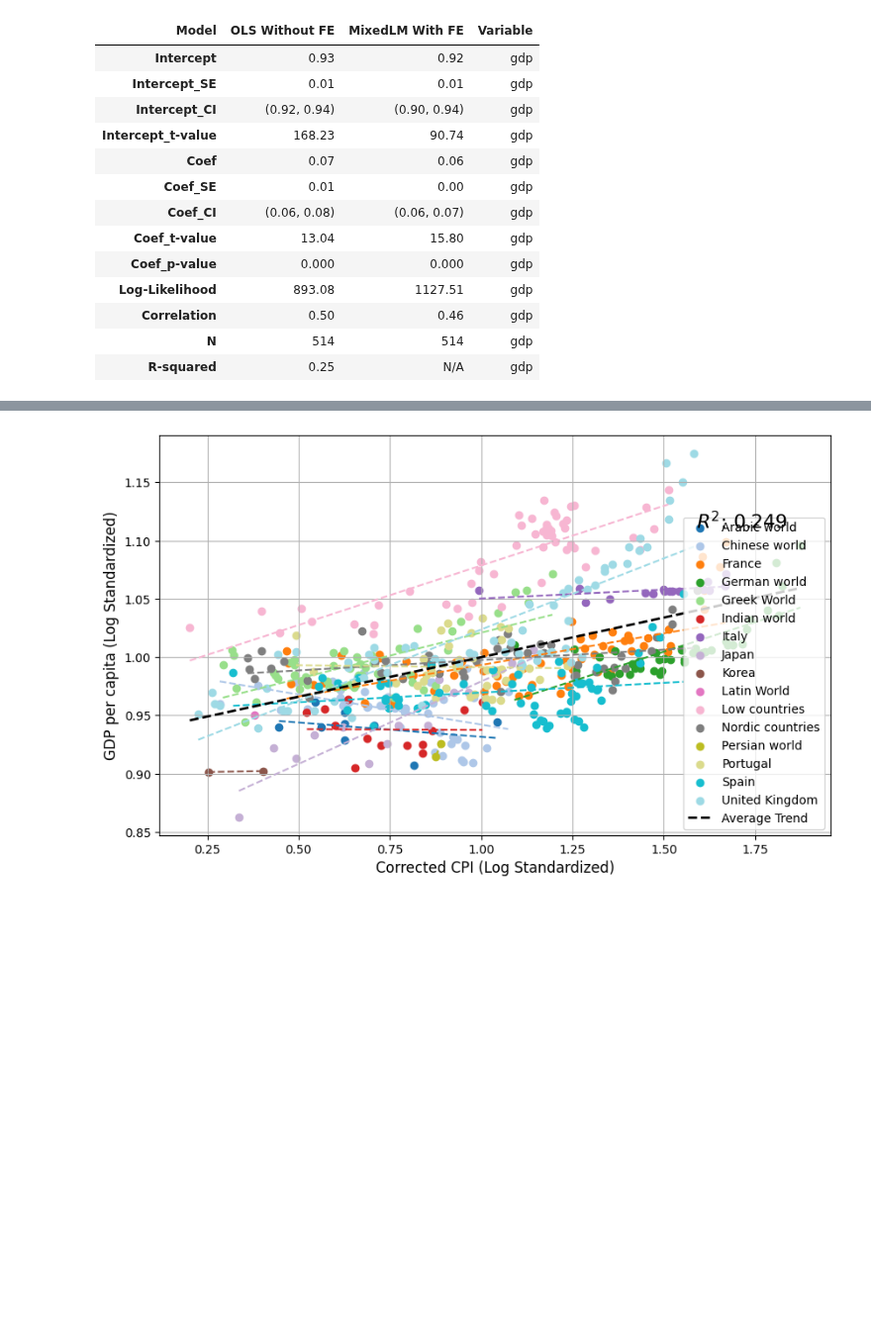
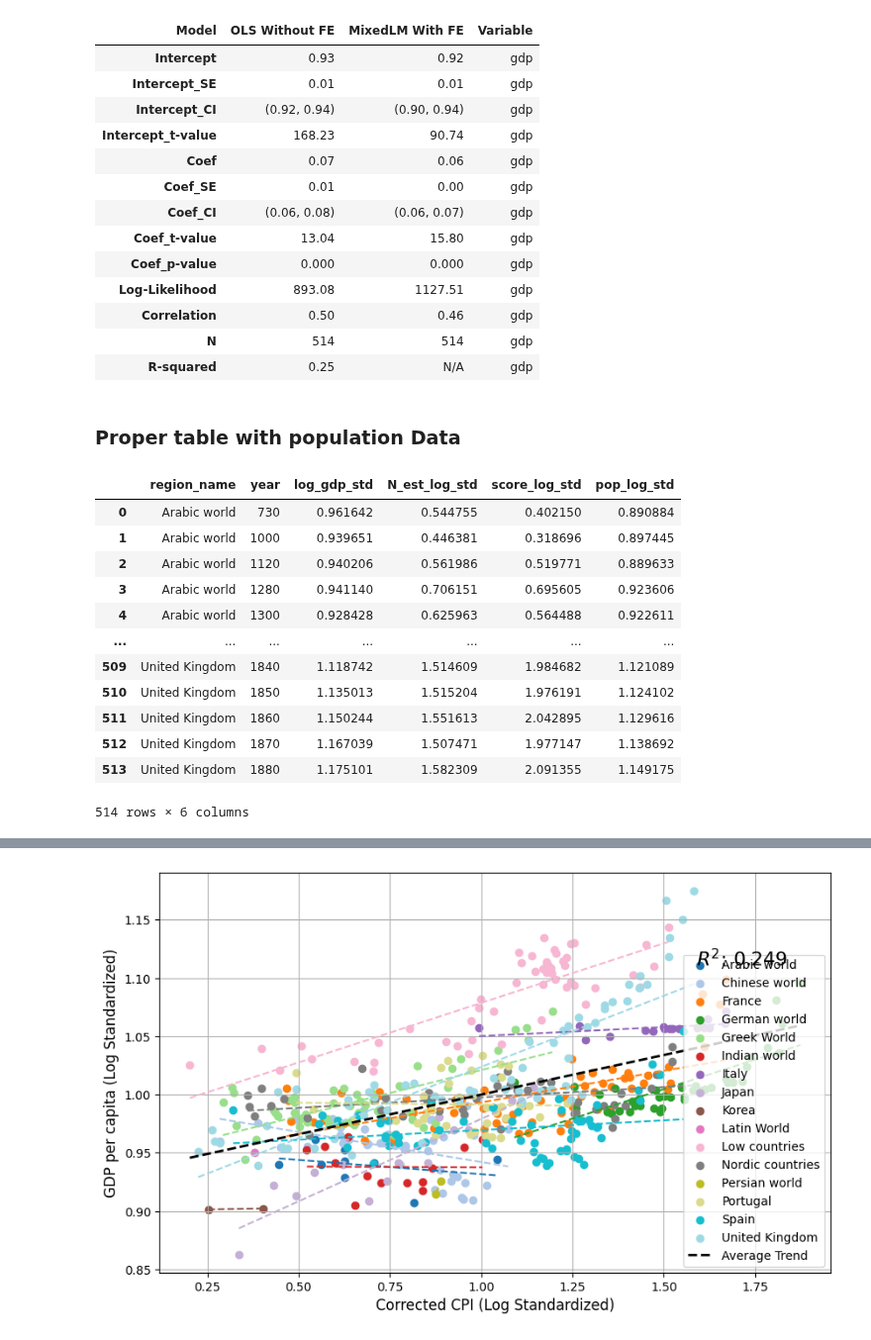
Before and after one commit to charlesdedampierre/cultura, a Jupyter notebook: 5-CPM_HDI_GDPpc_relationship/2 - statistics_gdp_cultural_index.ipynb, the cells around one changed output, grey strips where cells are left out. Shown at 99% size. Saved outputs shown, nothing was run; the diff lists cells and outputs as text; code cells hidden in the pictures; blank space fills up the shorter version.

```diff
--- a/5-CPM_HDI_GDPpc_relationship/2 - statistics_gdp_cultural_index.ipynb
+++ b/5-CPM_HDI_GDPpc_relationship/2 - statistics_gdp_cultural_index.ipynb
@@ -104,5 +83,7 @@ tables_dict = {}
 # %%
-df_ols = df[['region_name', 'year', 'log_gdp_std', 'N_est_log_std', 'score_log_std']].copy()
+tables_dict = {}
+
+df_ols = df[['region_name', 'year', 'log_gdp_std', 'N_est_log_std', 'score_log_std', 'pop_log_std']].copy()
 
 
 # Mixed Effects Model
@@ -126,7 +107,7 @@ fig, ax = plt.subplots(figsize=(8, 6))
 ax.text(0.5, 0.5, result.summary(), fontsize=12, va='center', ha='center', fontname='Monospace')
 ax.axis('off')  # Turn off the axis
 
-plt.savefig('model_summary.png', dpi=300, bbox_inches='tight', pad_inches=0.5)
+# plt.savefig('model_summary.png', dpi=300, bbox_inches='tight', pad_inches=0.5)
 # %% [output]
           Mixed Linear Model Regression Results
 =========================================================
@@ -280,3 +261,21 @@ results_df
 | Correlation | 0.50 | 0.46 | gdp |
 | N | 514 | 514 | gdp |
 | R-squared | 0.25 | N/A | gdp |
+# %% [markdown]
+### Proper table with population Data
+# %%
+df_ols
+# %% [output]
+|  | region_name | year | log_gdp_std | N_est_log_std | score_log_std | pop_log_std |
+| 0 | Arabic world | 730 | 0.961642 | 0.544755 | 0.402150 | 0.890884 |
+| 1 | Arabic world | 1000 | 0.939651 | 0.446381 | 0.318696 | 0.897445 |
+| 2 | Arabic world | 1120 | 0.940206 | 0.561986 | 0.519771 | 0.889633 |
+| 3 | Arabic world | 1280 | 0.941140 | 0.706151 | 0.695605 | 0.923606 |
+| 4 | Arabic world | 1300 | 0.928428 | 0.625963 | 0.564488 | 0.922611 |
+| ... | ... | ... | ... | ... | ... | ... |
+| 509 | United Kingdom | 1840 | 1.118742 | 1.514609 | 1.984682 | 1.121089 |
+| 510 | United Kingdom | 1850 | 1.135013 | 1.515204 | 1.976191 | 1.124102 |
+| 511 | United Kingdom | 1860 | 1.150244 | 1.551613 | 2.042895 | 1.129616 |
+| 512 | United Kingdom | 1870 | 1.167039 | 1.507471 | 1.977147 | 1.138692 |
+| 513 | United Kingdom | 1880 | 1.175101 | 1.582309 | 2.091355 | 1.149175 |
+514 rows × 6 columns
```
Also changed, not shown: parts of 8 cells of this notebook, 8 other files.
